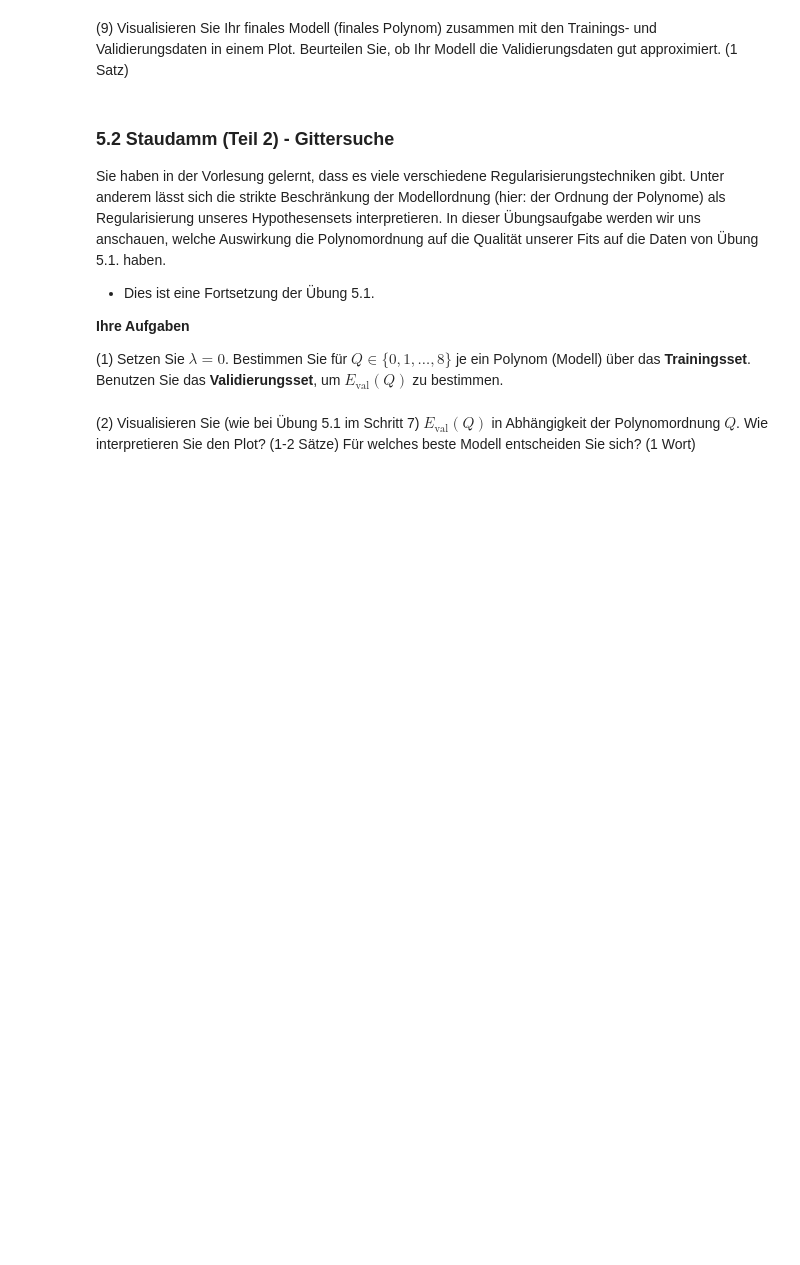
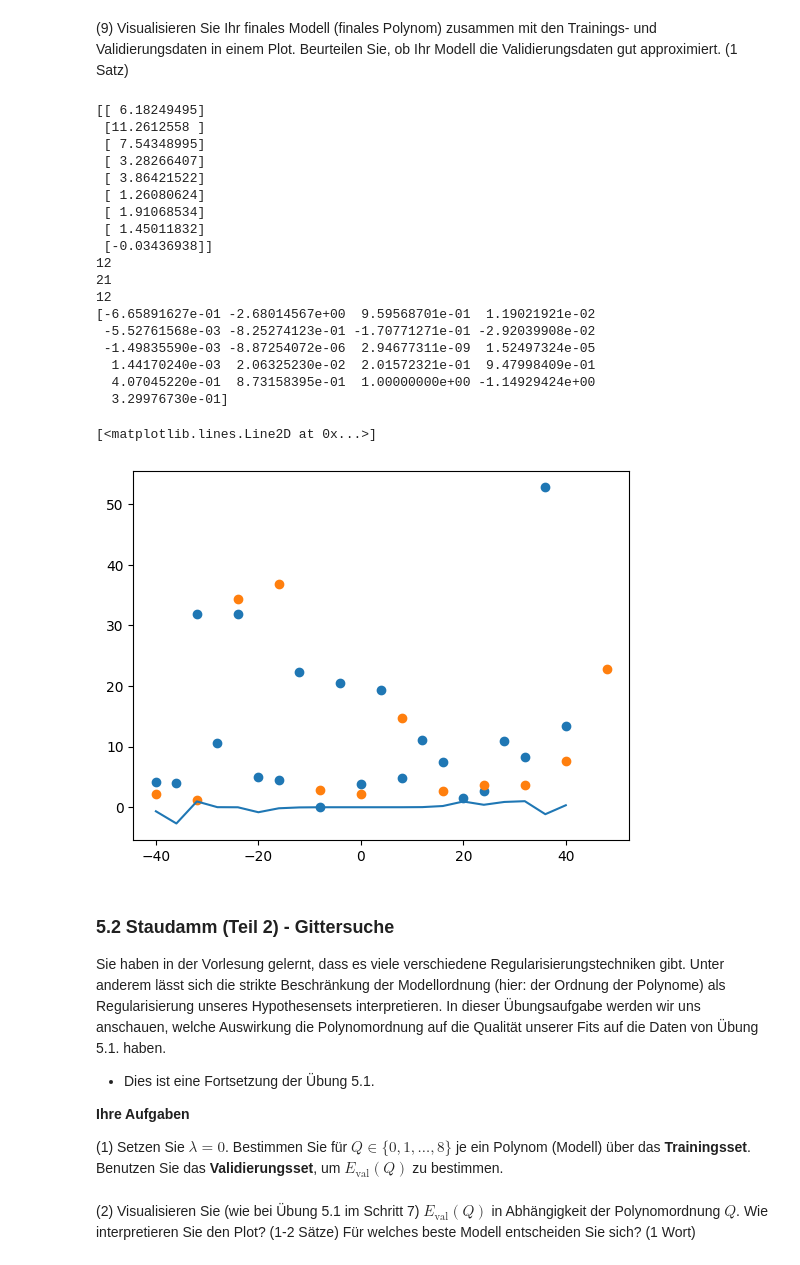
Before and after one commit to Emanuel162/MachineLearning, a Jupyter notebook: UebungenML/SJMN-5.ipynb, the cells around one changed output. Saved outputs shown, nothing was run; the diff lists cells and outputs as text; code cells hidden in the pictures; blank space fills up the shorter version.

```diff
--- a/UebungenML/SJMN-5.ipynb
+++ b/UebungenML/SJMN-5.ipynb
@@ -129,5 +190,39 @@ e_mid(x_train, y_train, lambda x: get_final_g(x, w_reg))
 # %% [markdown]
 (9) Visualisieren Sie Ihr finales Modell (finales Polynom) zusammen mit den Trainings- und Validierungsdaten in einem Plot. Beurteilen Sie, ob Ihr Modell die Validierungsdaten gut approximiert. (1 Satz)
+# %%
+phi = phi_q(x_train, 8)
+ee = lin_reg_regularized(phi, y_train, 2/5)
+print(ee)
+x_plot = np.arange(-40, 44, 4)
+print(len(np.arange(-40, 52, 8)))
+print(len(y_val))
+print(len(y_train))
+plt.scatter(x_plot, y_val)
+plt.scatter(np.arange(-40, 52, 8), y_train)
+final = get_final_g(x_plot, ee)
+print(final/max(final))
+plt.plot(x_plot, final/max(final))
+# %% [output]
+[[ 6.18249495]
+ [11.2612558 ]
+ [ 7.54348995]
+ [ 3.28266407]
+ [ 3.86421522]
+ [ 1.26080624]
+ [ 1.91068534]
+ [ 1.45011832]
+ [-0.03436938]]
+12
+21
+12
+[-6.65891627e-01 -2.68014567e+00  9.59568701e-01  1.19021921e-02
+ -5.52761568e-03 -8.25274123e-01 -1.70771271e-01 -2.92039908e-02
+ -1.49835590e-03 -8.87254072e-06  2.94677311e-09  1.52497324e-05
+  1.44170240e-03  2.06325230e-02  2.01572321e-01  9.47998409e-01
+  4.07045220e-01  8.73158395e-01  1.00000000e+00 -1.14929424e+00
+  3.29976730e-01]
+[<matplotlib.lines.Line2D at 0x...>]
+[figure, added]
 # %% [markdown]
 ### 5.2 Staudamm (Teil 2) - Gittersuche
 
```
Also changed, not shown: parts of 6 cells of this notebook.
